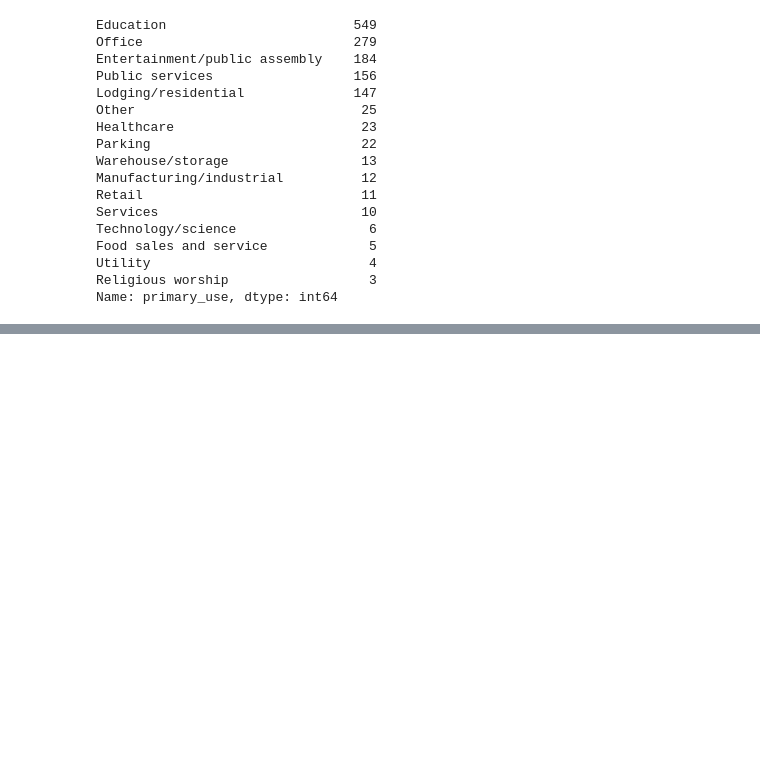
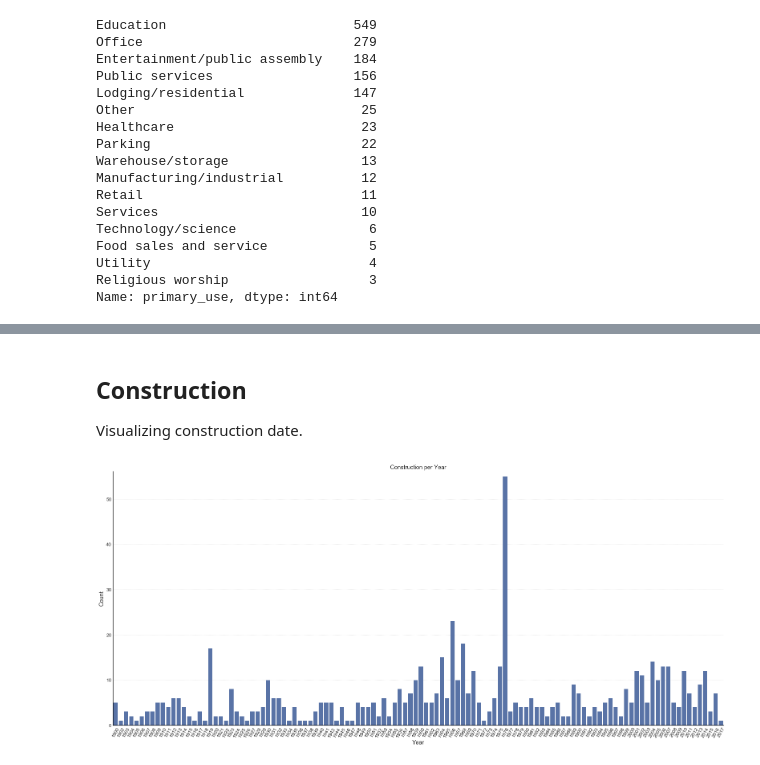
Before and after one commit to sergatron/ASHRAE---Great-Energy-Predictor-III, a Jupyter notebook: EDA/eda.ipynb, the cells around one changed output, grey strips where cells are left out. Saved outputs shown, nothing was run; the diff lists cells and outputs as text; code cells hidden in the pictures; blank space fills up the shorter version.

```diff
--- a/EDA/eda.ipynb
+++ b/EDA/eda.ipynb
@@ -245,0 +363,21 @@ fig.add_trace(data)
+# %% [markdown]
+## Construction
+Visualizing construction date.
+# %%
+# CONSTRUCTION PER YEAR
+x = np.int16(building_df['year_built'].value_counts().index.values)
+
+# plt.show()
+plt.figure(figsize=(22, 10))
+sns.barplot(x=x,
+            y=building_df['year_built'].value_counts().values,
+            color=c,
+           )
+plt.xticks(rotation=60)
+plt.xlabel('Year')
+plt.title('Construction per Year')
+plt.ylabel('Count')
+plt.tight_layout()
+plt.show()
+# %% [output]
+[figure, added]
```
Also changed, not shown: parts of 46 cells of this notebook.
